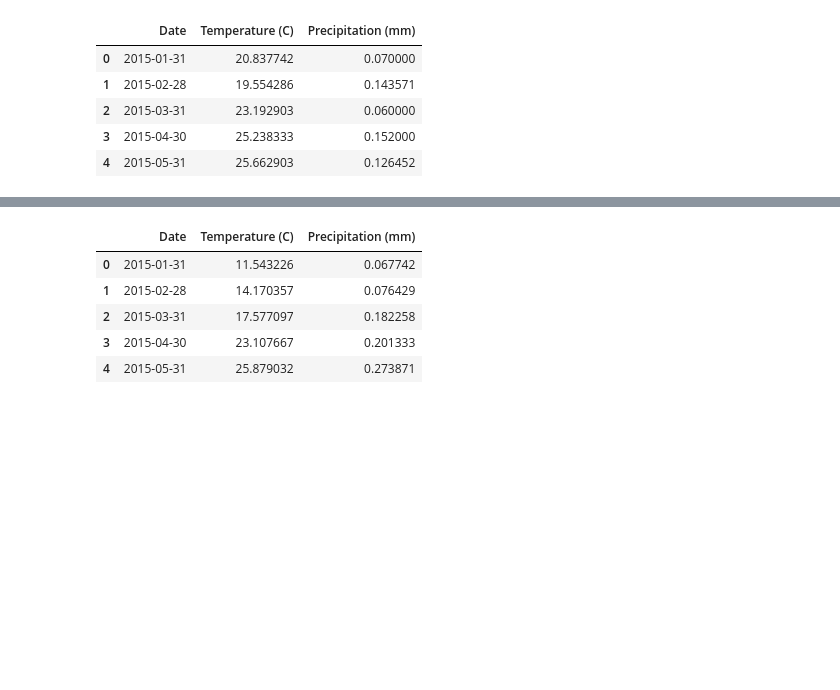
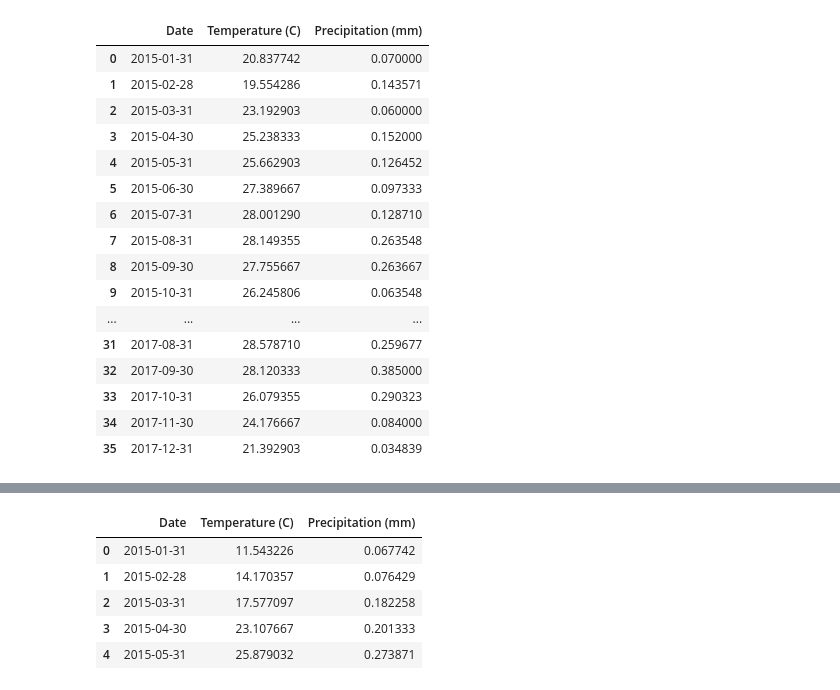
Before and after one commit to KDaceyx/group_project_1, a Jupyter notebook: alternate_growing_regions.ipynb, the cells around one changed output, grey strips where cells are left out. Cells and saved outputs as stored; diff of their text form; code cells hidden in the pictures; blank space fills up the shorter version.

```diff
--- a/alternate_growing_regions.ipynb
+++ b/alternate_growing_regions.ipynb
@@ -10,14 +10,25 @@ import numpy as np
 FL_file = "Resources/FL_weather_data2.csv"
 # %%
 FL_df = pd.read_csv(FL_file)
-FL_df.head()
+FL_df
 # %% [output]
 |  | Date | Temperature (C) | Precipitation (mm) |
 | 0 | 2015-01-31 | 20.837742 | 0.070000 |
 | 1 | 2015-02-28 | 19.554286 | 0.143571 |
 | 2 | 2015-03-31 | 23.192903 | 0.060000 |
 | 3 | 2015-04-30 | 25.238333 | 0.152000 |
 | 4 | 2015-05-31 | 25.662903 | 0.126452 |
+| 5 | 2015-06-30 | 27.389667 | 0.097333 |
+| 6 | 2015-07-31 | 28.001290 | 0.128710 |
+| 7 | 2015-08-31 | 28.149355 | 0.263548 |
+| 8 | 2015-09-30 | 27.755667 | 0.263667 |
+| 9 | 2015-10-31 | 26.245806 | 0.063548 |
+| ... | ... | ... | ... |
+| 31 | 2017-08-31 | 28.578710 | 0.259677 |
+| 32 | 2017-09-30 | 28.120333 | 0.385000 |
+| 33 | 2017-10-31 | 26.079355 | 0.290323 |
+| 34 | 2017-11-30 | 24.176667 | 0.084000 |
+| 35 | 2017-12-31 | 21.392903 | 0.034839 |
 # %%
 #Reformat date column
 # %%
```
Also changed, not shown: parts of 6 cells of this notebook, 6 other files.
